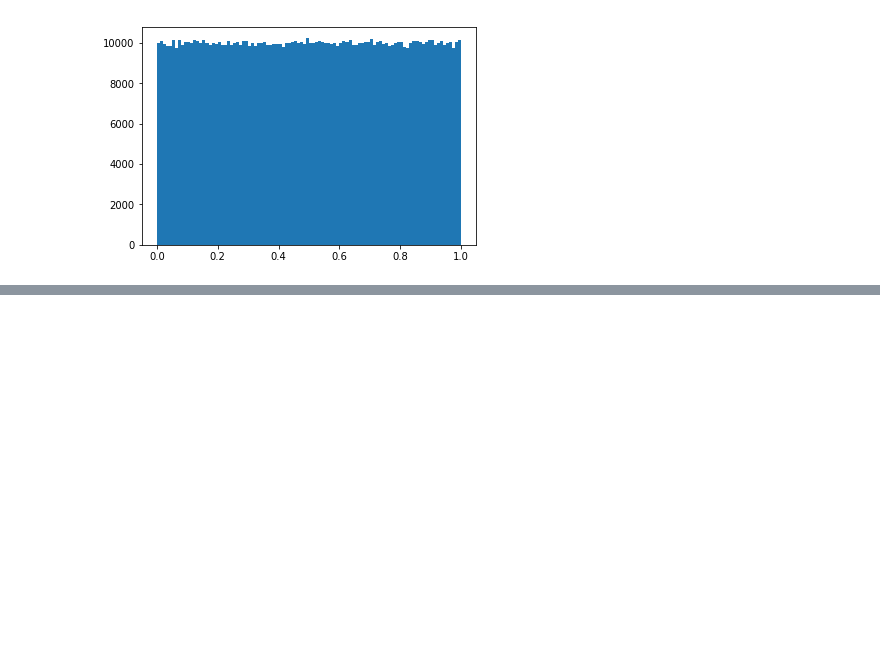
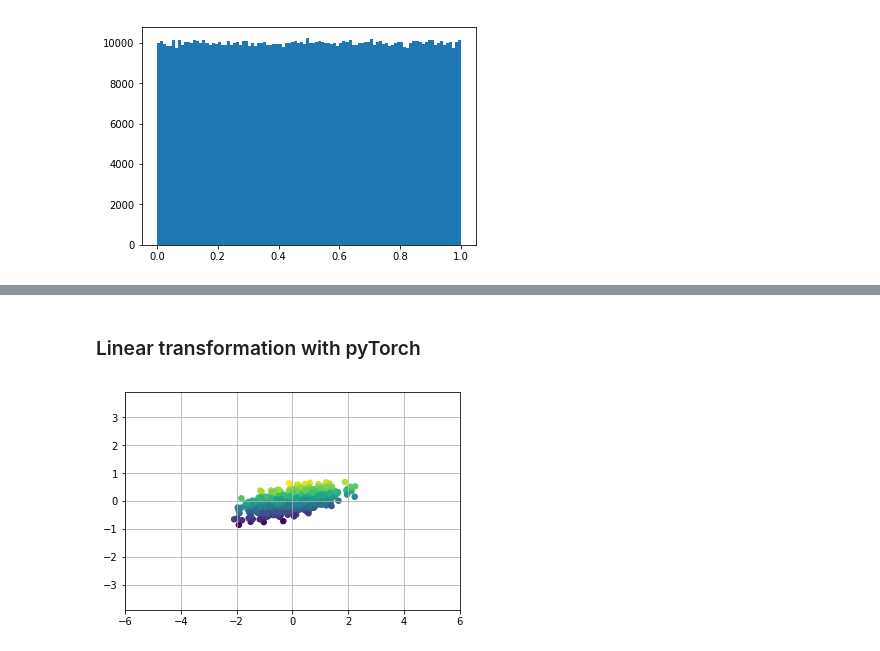
Before and after one commit to kheraAniruddh/Pytorch--Deep-Learning, a Jupyter notebook: TestTorch.ipynb, the cells around one changed output, grey strips where cells are left out. Cells and saved outputs as stored; diff of their text form; code cells hidden in the pictures; blank space fills up the shorter version.

```diff
--- a/TestTorch.ipynb
+++ b/TestTorch.ipynb
@@ -266,0 +327,11 @@ if torch.cuda.is_available(): # if you have gpu, delegate the task to it
+# %% [markdown]
+### Linear transformation with pyTorch
+# %%
+from torch import nn
+from torch.autograd import Variable
+model = nn.Sequential(
+         nn.Linear(2, 2, bias=False))
+Y = model(Variable(X)).data
+show_scatterplot(Y)
+# %% [output]
+[figure, added]
```
Also changed, not shown: parts of 29 cells of this notebook.
